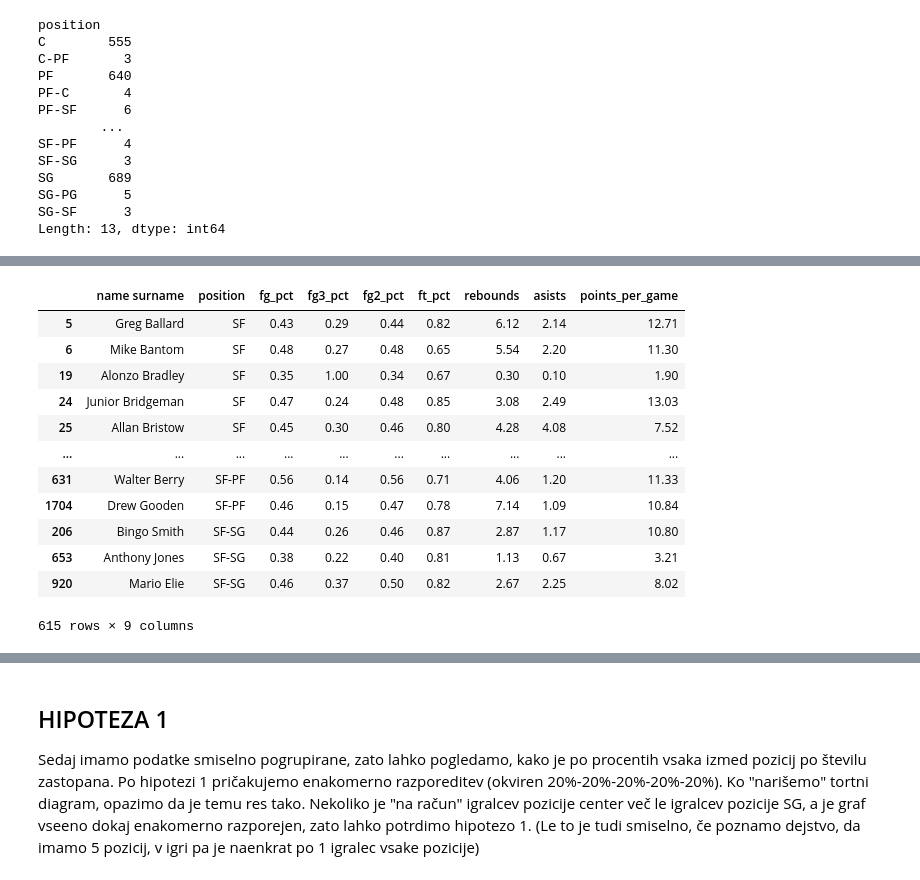
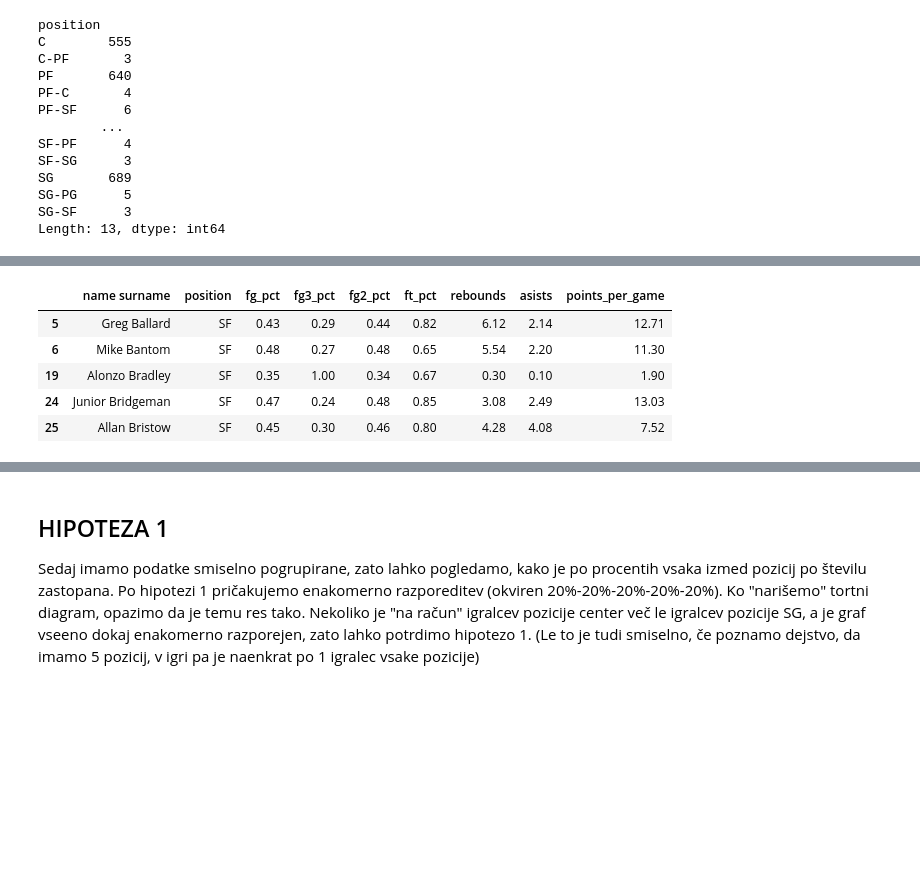
Before and after one commit to matej23/obdelava-podatkov, a Jupyter notebook: analiza.ipynb, the cells around one changed output, grey strips where cells are left out. Saved outputs shown, nothing was run; the diff lists cells and outputs as text; code cells hidden in the pictures; blank space fills up the shorter version.

```diff
--- a/analiza.ipynb
+++ b/analiza.ipynb
@@ -107,21 +93,14 @@ prehodni_sf_1 = position_group.get_group("SF-PF")
 prehodni_sf_2 = position_group.get_group("SF-SG")
 # %%
 sf = pd.concat([cisti_sf, prehodni_sf_1, prehodni_sf_2])
-sf
+sf.head(5)
 # %% [output]
 |  | name surname | position | fg_pct | fg3_pct | fg2_pct | ft_pct | rebounds | asists | points_per_game |
 | 5 | Greg Ballard | SF | 0.43 | 0.29 | 0.44 | 0.82 | 6.12 | 2.14 | 12.71 |
 | 6 | Mike Bantom | SF | 0.48 | 0.27 | 0.48 | 0.65 | 5.54 | 2.20 | 11.30 |
 | 19 | Alonzo Bradley | SF | 0.35 | 1.00 | 0.34 | 0.67 | 0.30 | 0.10 | 1.90 |
 | 24 | Junior Bridgeman | SF | 0.47 | 0.24 | 0.48 | 0.85 | 3.08 | 2.49 | 13.03 |
 | 25 | Allan Bristow | SF | 0.45 | 0.30 | 0.46 | 0.80 | 4.28 | 4.08 | 7.52 |
-| ... | ... | ... | ... | ... | ... | ... | ... | ... | ... |
-| 631 | Walter Berry | SF-PF | 0.56 | 0.14 | 0.56 | 0.71 | 4.06 | 1.20 | 11.33 |
-| 1704 | Drew Gooden | SF-PF | 0.46 | 0.15 | 0.47 | 0.78 | 7.14 | 1.09 | 10.84 |
-| 206 | Bingo Smith | SF-SG | 0.44 | 0.26 | 0.46 | 0.87 | 2.87 | 1.17 | 10.80 |
-| 653 | Anthony Jones | SF-SG | 0.38 | 0.22 | 0.40 | 0.81 | 1.13 | 0.67 | 3.21 |
-| 920 | Mario Elie | SF-SG | 0.46 | 0.37 | 0.50 | 0.82 | 2.67 | 2.25 | 8.02 |
-615 rows × 9 columns
 # %%
 cisti_sg = position_group.get_group("SG")
 prehodni_sg_1 = position_group.get_group("SG-SF")
```
Also changed, not shown: parts of 5 cells of this notebook.
